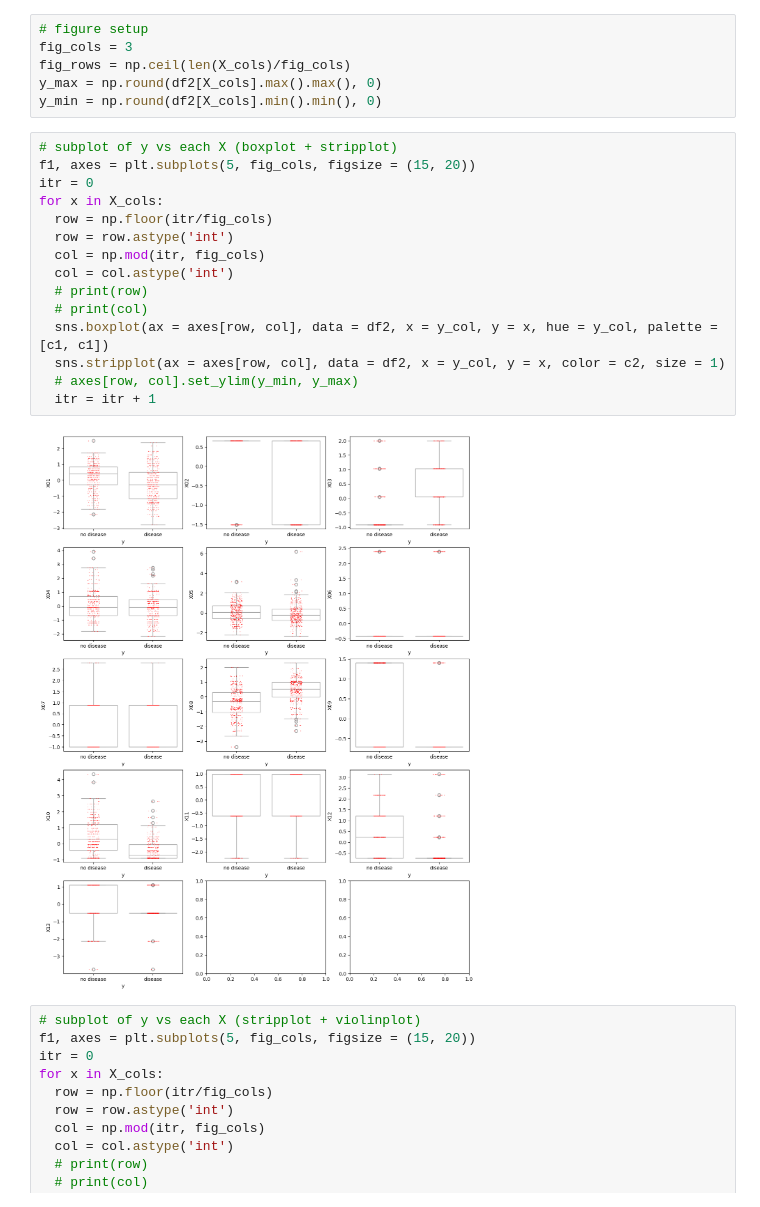
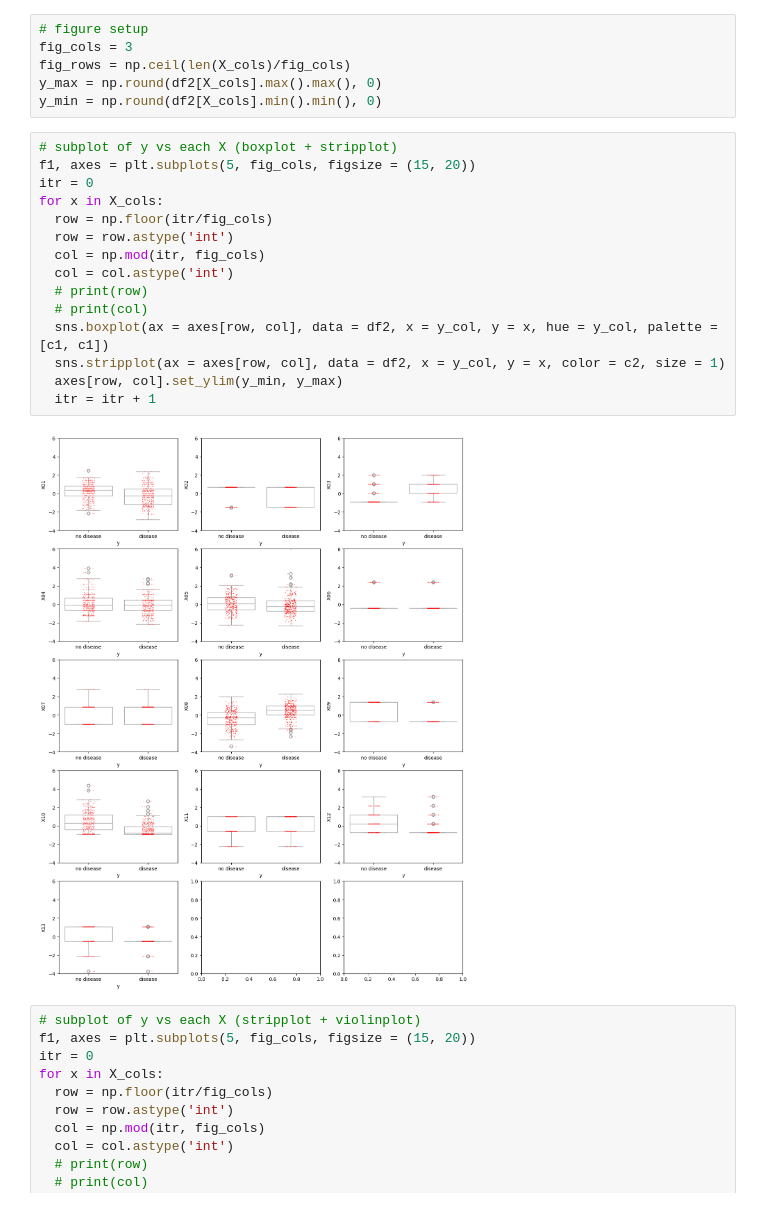
Before and after one commit to notfakearcher/julian, a Jupyter notebook: 01_topics/machine_learning/supervised_learning/classification/logistic_regression_01.ipynb, the cells around one changed output. Cells and saved outputs as stored; diff of their text form.

```diff
--- a/01_topics/machine_learning/supervised_learning/classification/logistic_regression_01.ipynb
+++ b/01_topics/machine_learning/supervised_learning/classification/logistic_regression_01.ipynb
@@ -273,20 +273,20 @@ y_min = np.round(df2[X_cols].min().min(), 0)
 # %%
 # subplot of y vs each X (boxplot + stripplot)
 f1, axes = plt.subplots(5, fig_cols, figsize = (15, 20))
 itr = 0
 for x in X_cols:
   row = np.floor(itr/fig_cols)
   row = row.astype('int')
   col = np.mod(itr, fig_cols)
   col = col.astype('int')
   # print(row)
   # print(col)
   sns.boxplot(ax = axes[row, col], data = df2, x = y_col, y = x, hue = y_col, palette = [c1, c1])
   sns.stripplot(ax = axes[row, col], data = df2, x = y_col, y = x, color = c2, size = 1)
-  # axes[row, col].set_ylim(y_min, y_max)
+  axes[row, col].set_ylim(y_min, y_max)
   itr = itr + 1
 # %% [output]
-[figure, old version]
+[figure, new version]
 # %%
 # subplot of y vs each X (stripplot + violinplot)
 f1, axes = plt.subplots(5, fig_cols, figsize = (15, 20))
```
